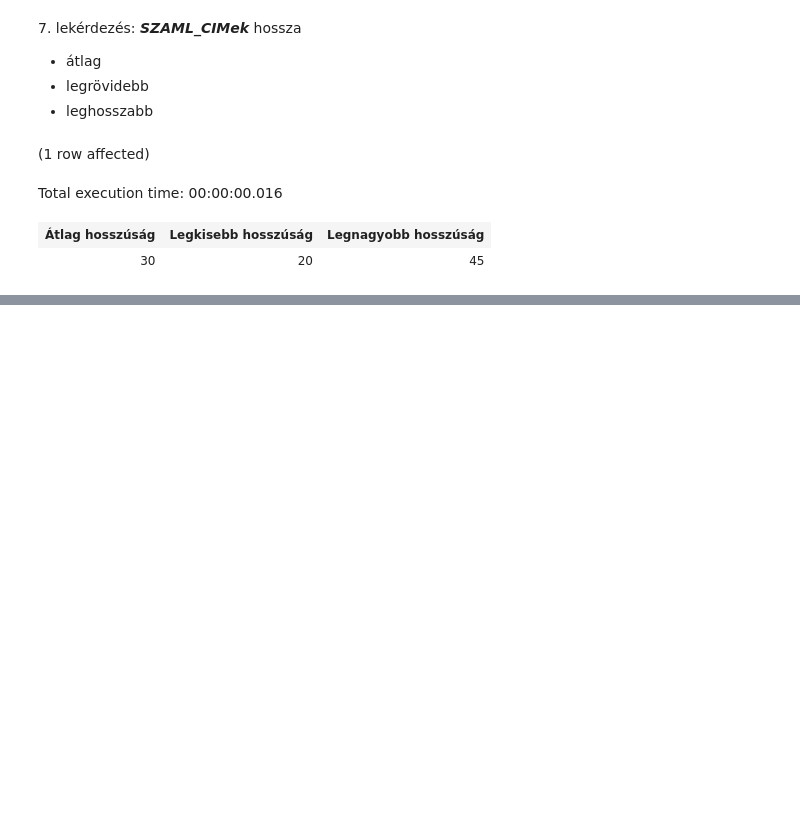
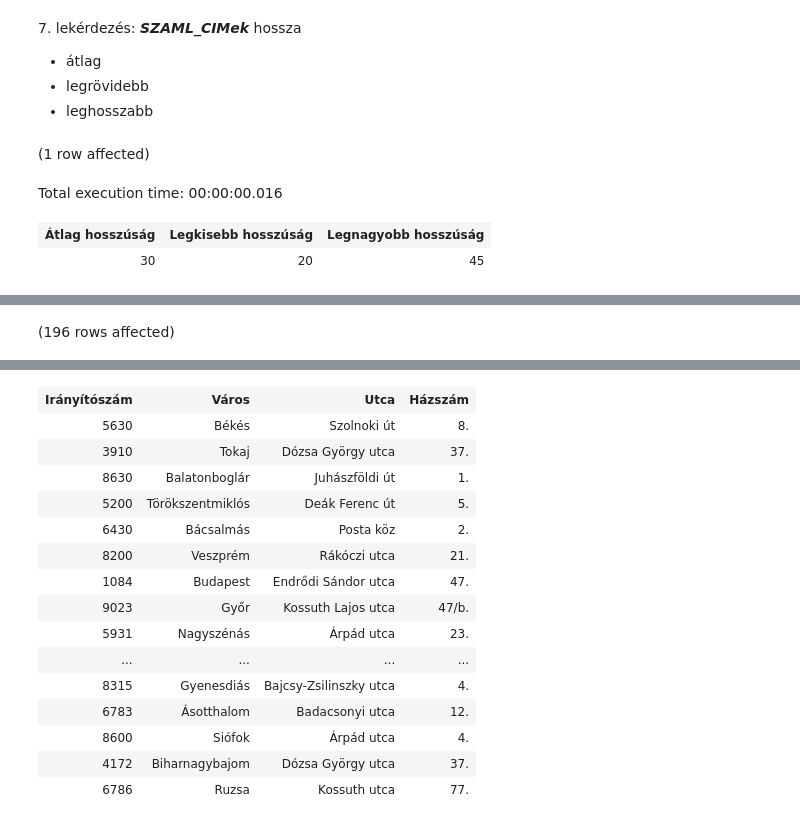
Before and after one commit to varadikitti/sqlgyak03, a Jupyter notebook: homework1.ipynb, the cells around one changed output, grey strips where cells are left out. Drawn from its saved outputs; the diff is of its cells as text; code cells hidden in the pictures; blank space fills up the shorter version.

```diff
--- a/homework1.ipynb
+++ b/homework1.ipynb
@@ -270,0 +278,18 @@ Total execution time: 00:00:00.016
+# %%
+SELECT  LEFT(SZAML_CIM, 4) AS 'Irányítószám',
+
+        LEFT(RIGHT(SZAML_CIM, LEN(SZAML_CIM)-CHARINDEX(' ',SZAML_CIM)),CHARINDEX(' ',RIGHT(SZAML_CIM, LEN(SZAML_CIM)-CHARINDEX(' ',SZAML_CIM)))) AS 'Város',
+
+        --RIGHT(SZAML_CIM, LEN(SZAML_CIM)-CHARINDEX(' ',SZAML_CIM)),
+        --LEN(RIGHT(SZAML_CIM, LEN(SZAML_CIM)-CHARINDEX(' ',SZAML_CIM))), --alap lenje
+        -- utca + házszám:
+        LEFT(RIGHT(RIGHT(SZAML_CIM, LEN(SZAML_CIM)-CHARINDEX(' ',SZAML_CIM)), --alap
+            LEN(RIGHT(SZAML_CIM, LEN(SZAML_CIM)-CHARINDEX(' ',SZAML_CIM))) - LEN(LEFT(RIGHT(SZAML_CIM, LEN(SZAML_CIM)-CHARINDEX(' ',SZAML_CIM)),CHARINDEX(' ',RIGHT(SZAML_CIM, LEN(SZAML_CIM)-CHARINDEX(' ',SZAML_CIM)))))-1),
+            PATINDEX('%[0-9]%', RIGHT(RIGHT(SZAML_CIM, LEN(SZAML_CIM)-CHARINDEX(' ',SZAML_CIM)), --alap
+            LEN(RIGHT(SZAML_CIM, LEN(SZAML_CIM)-CHARINDEX(' ',SZAML_CIM))) - LEN(LEFT(RIGHT(SZAML_CIM, LEN(SZAML_CIM)-CHARINDEX(' ',SZAML_CIM)),CHARINDEX(' ',RIGHT(SZAML_CIM, LEN(SZAML_CIM)-CHARINDEX(' ',SZAML_CIM)))))-1))-2)AS 'Utca',
+
+        --LEN(LEFT(RIGHT(SZAML_CIM, LEN(SZAML_CIM)-CHARINDEX(' ',SZAML_CIM)),CHARINDEX(' ',RIGHT(SZAML_CIM, LEN(SZAML_CIM)-CHARINDEX(' ',SZAML_CIM))))), --város len-je
+        RIGHT(RIGHT(SZAML_CIM, LEN(SZAML_CIM)-CHARINDEX(' ',SZAML_CIM)), LEN(RIGHT(SZAML_CIM, LEN(SZAML_CIM)-CHARINDEX(' ',SZAML_CIM))) - PATINDEX('%[0-9]%', RIGHT(SZAML_CIM, LEN(SZAML_CIM)-CHARINDEX(' ',SZAML_CIM)))+1 ) AS 'Házszám'
+FROM Vendeg
+# %% [output]
+(196 rows affected)
@@ -270,0 +297,16 @@ Total execution time: 00:00:00.016
+| Irányítószám | Város | Utca | Házszám |
+| 5630 | Békés | Szolnoki út | 8. |
+| 3910 | Tokaj | Dózsa György utca | 37. |
+| 8630 | Balatonboglár | Juhászföldi út | 1. |
+| 5200 | Törökszentmiklós | Deák Ferenc út | 5. |
+| 6430 | Bácsalmás | Posta köz | 2. |
+| 8200 | Veszprém | Rákóczi utca | 21. |
+| 1084 | Budapest | Endrődi Sándor utca | 47. |
+| 9023 | Győr | Kossuth Lajos utca | 47/b. |
+| 5931 | Nagyszénás | Árpád utca | 23. |
+| ... | ... | ... | ... |
+| 8315 | Gyenesdiás | Bajcsy-Zsilinszky utca | 4. |
+| 6783 | Ásotthalom | Badacsonyi utca | 12. |
+| 8600 | Siófok | Árpád utca | 4. |
+| 4172 | Biharnagybajom | Dózsa György utca | 37. |
+| 6786 | Ruzsa | Kossuth utca | 77. |
```
Also changed, not shown: parts of 3 cells of this notebook.
